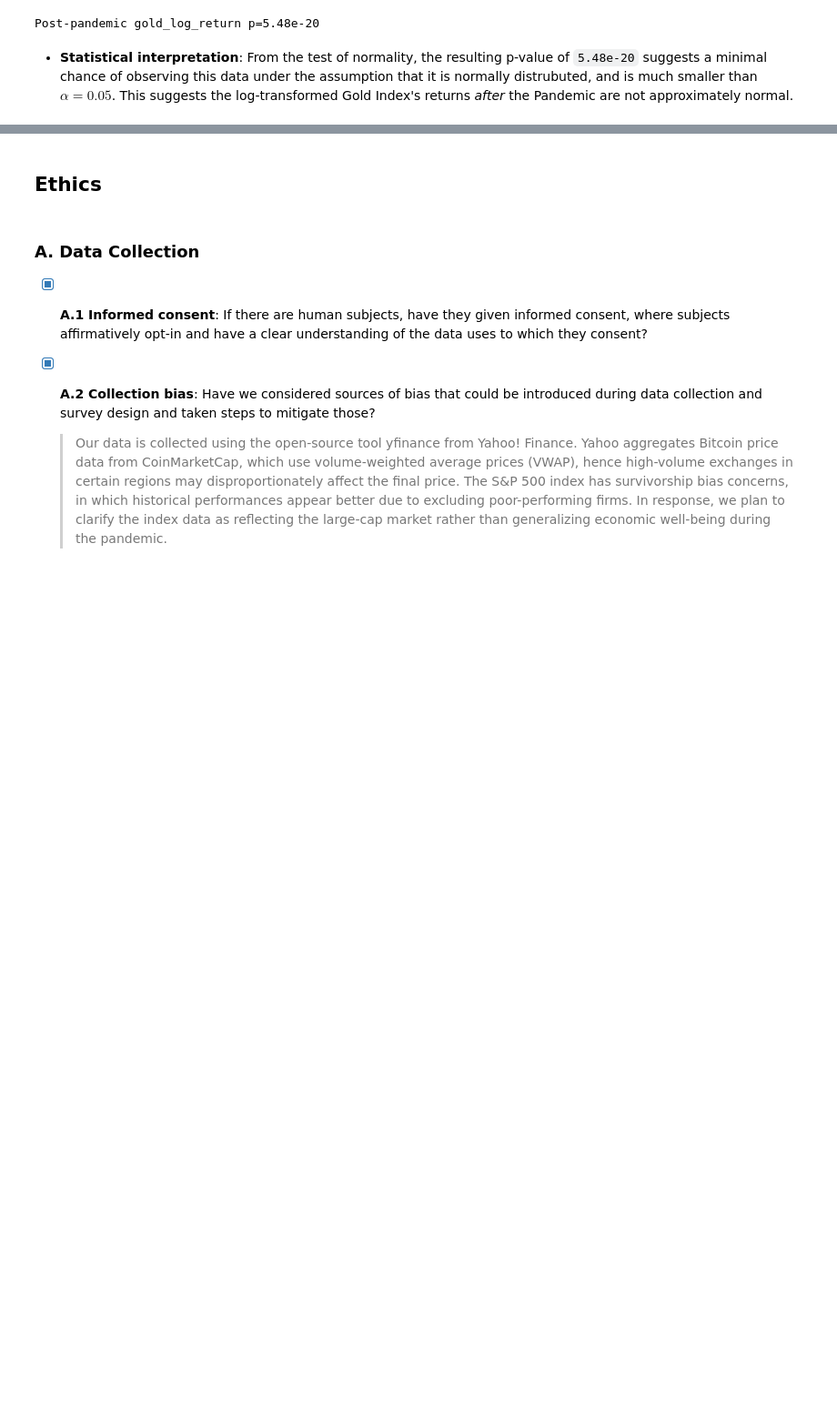
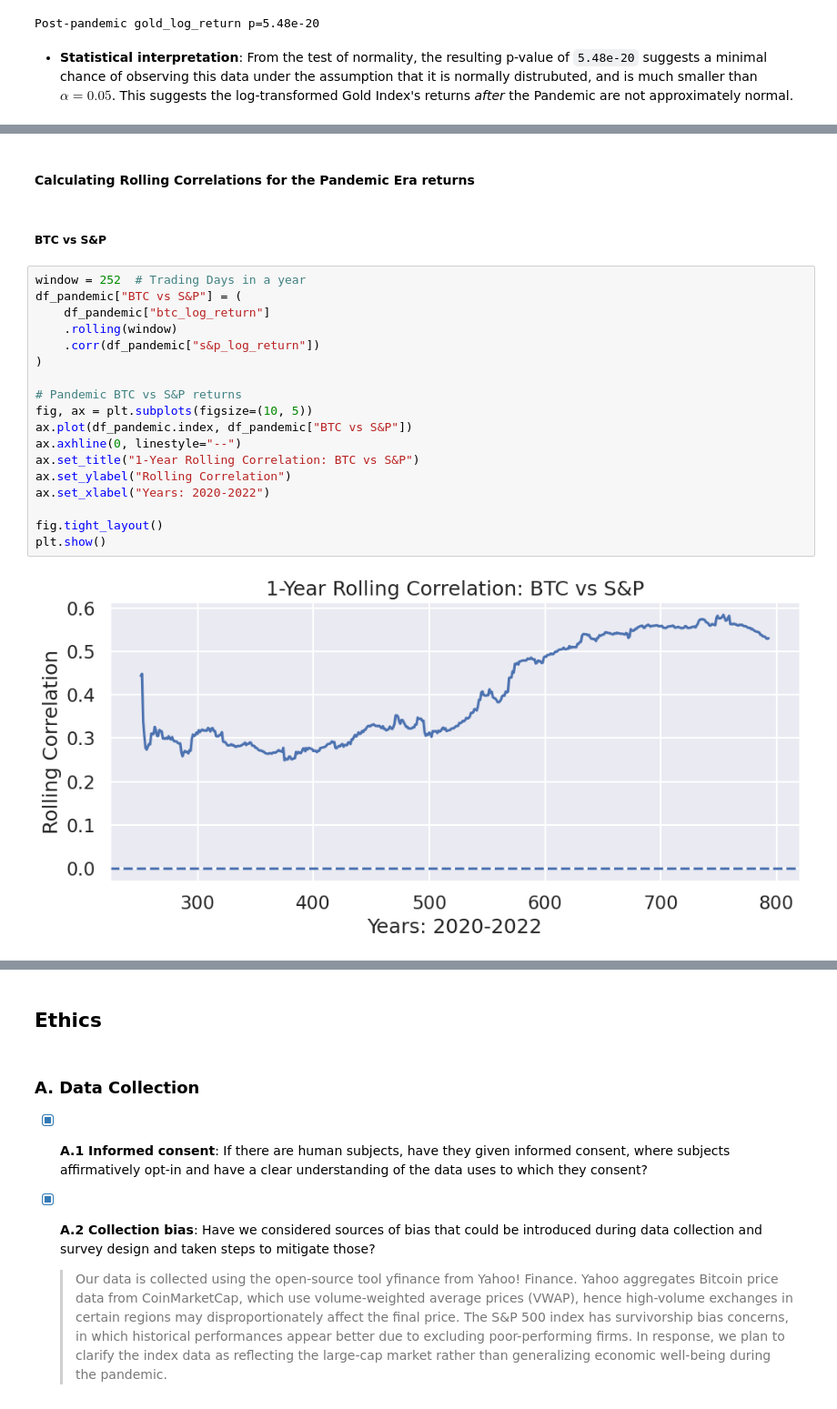
Before and after one commit to COGS108/Group110_WI26, a Jupyter notebook: 02-EDACheckpoint.ipynb, the cells around one changed output, grey strips where cells are left out. Shown at 91% size. Cells and saved outputs as stored; diff of their text form; blank space fills up the shorter version.

```diff
--- a/02-EDACheckpoint.ipynb
+++ b/02-EDACheckpoint.ipynb
@@ -1061,0 +1300,24 @@ Post-pandemic gold_log_return p=5.48e-20
+# %% [markdown]
+#### Calculating Rolling Correlations for the Pandemic Era returns
+# %% [markdown]
+##### BTC vs S&P
+# %%
+window = 252  # Trading Days in a year
+df_pandemic["BTC vs S&P"] = (
+    df_pandemic["btc_log_return"]
+    .rolling(window)
+    .corr(df_pandemic["s&p_log_return"])
+)
+
+# Pandemic BTC vs S&P returns
+fig, ax = plt.subplots(figsize=(10, 5))
+ax.plot(df_pandemic.index, df_pandemic["BTC vs S&P"])
+ax.axhline(0, linestyle="--")
+ax.set_title("1-Year Rolling Correlation: BTC vs S&P")
+ax.set_ylabel("Rolling Correlation")
+ax.set_xlabel("Years: 2020-2022")
+
+fig.tight_layout()
+plt.show()
+# %% [output]
+[figure, added]
```
Also changed, not shown: parts of 72 cells of this notebook.
